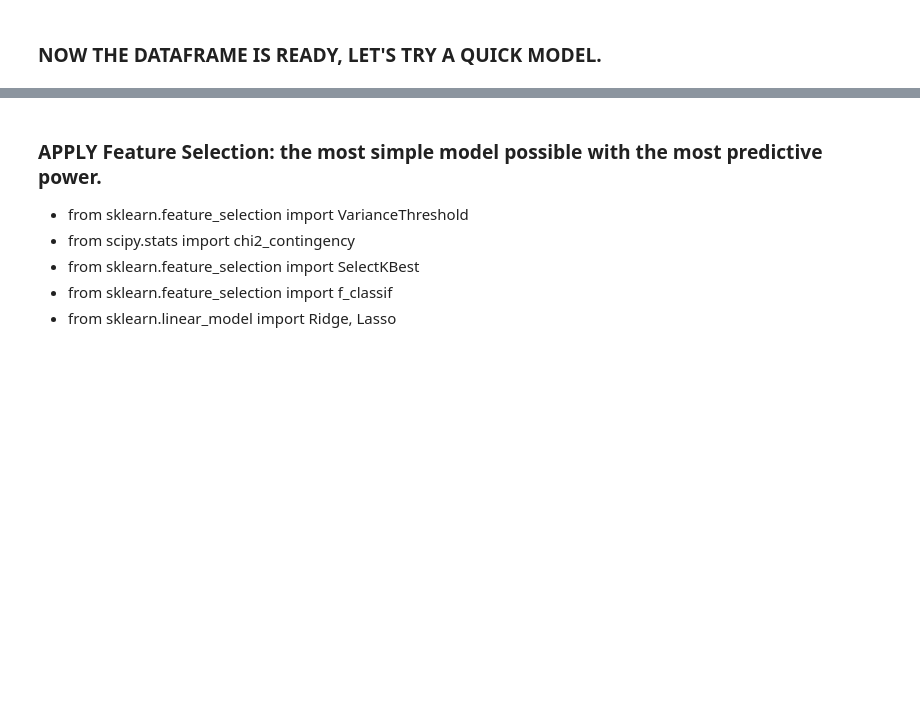
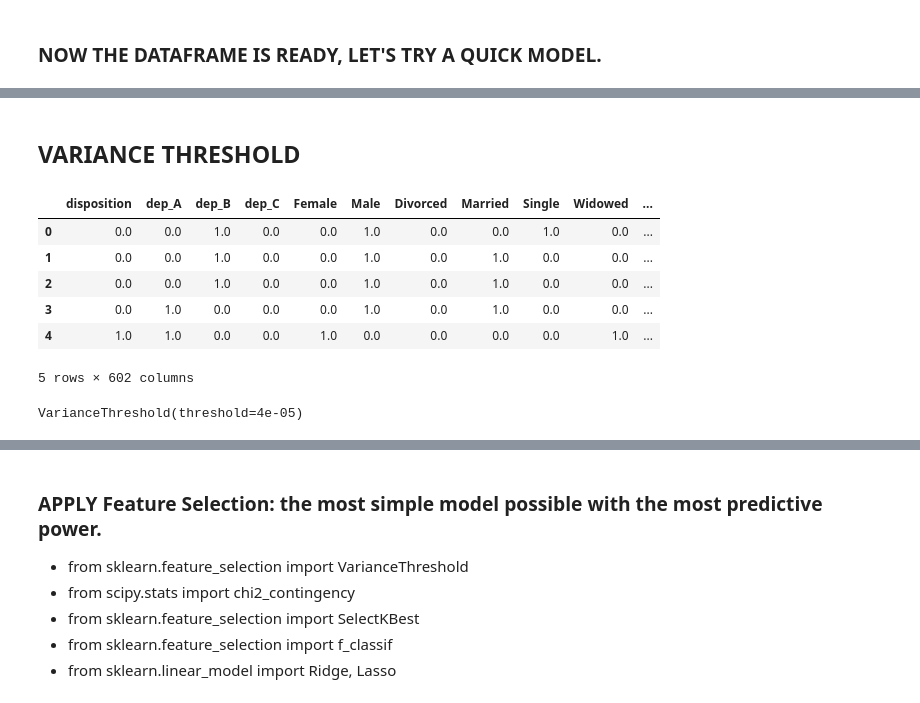
Before and after one commit to CarolMargeth/admission_prediction_project, a Jupyter notebook: Predicting_hospital_admission_at_emergency_department_triage.ipynb, the cells around one changed output, grey strips where cells are left out. Drawn from its saved outputs; the diff is of its cells as text; code cells hidden in the pictures; blank space fills up the shorter version.

```diff
--- a/Predicting_hospital_admission_at_emergency_department_triage.ipynb
+++ b/Predicting_hospital_admission_at_emergency_department_triage.ipynb
@@ -2299,0 +2375,2 @@ Baseline_logreg test accuracy: 0.8553350912298419
+# %% [markdown]
+## VARIANCE THRESHOLD
@@ -2299,0 +2387,20 @@ Baseline_logreg test accuracy: 0.8553350912298419
+# %%
+pruebas_df_scaled.head()
+# %% [output]
+|  | disposition | dep_A | dep_B | dep_C | Female | Male | Divorced | Married | Single | Widowed | ... |
+| 0 | 0.0 | 0.0 | 1.0 | 0.0 | 0.0 | 1.0 | 0.0 | 0.0 | 1.0 | 0.0 | ... |
+| 1 | 0.0 | 0.0 | 1.0 | 0.0 | 0.0 | 1.0 | 0.0 | 1.0 | 0.0 | 0.0 | ... |
+| 2 | 0.0 | 0.0 | 1.0 | 0.0 | 0.0 | 1.0 | 0.0 | 1.0 | 0.0 | 0.0 | ... |
+| 3 | 0.0 | 1.0 | 0.0 | 0.0 | 0.0 | 1.0 | 0.0 | 1.0 | 0.0 | 0.0 | ... |
+| 4 | 1.0 | 1.0 | 0.0 | 0.0 | 1.0 | 0.0 | 0.0 | 0.0 | 0.0 | 1.0 | ... |
+5 rows × 602 columns
+# %%
+from sklearn.feature_selection import VarianceThreshold
+
+# Instantiate the VarianceThresholder, we need to set a threshold variance
+my_vt = VarianceThreshold(threshold=0.00004)
+
+# Fit to the data and calculate the variances per column
+my_vt.fit(pruebas_df_scaled)
+# %% [output]
+VarianceThreshold(threshold=4e-05)
```
Also changed, not shown: parts of 42 cells of this notebook.
